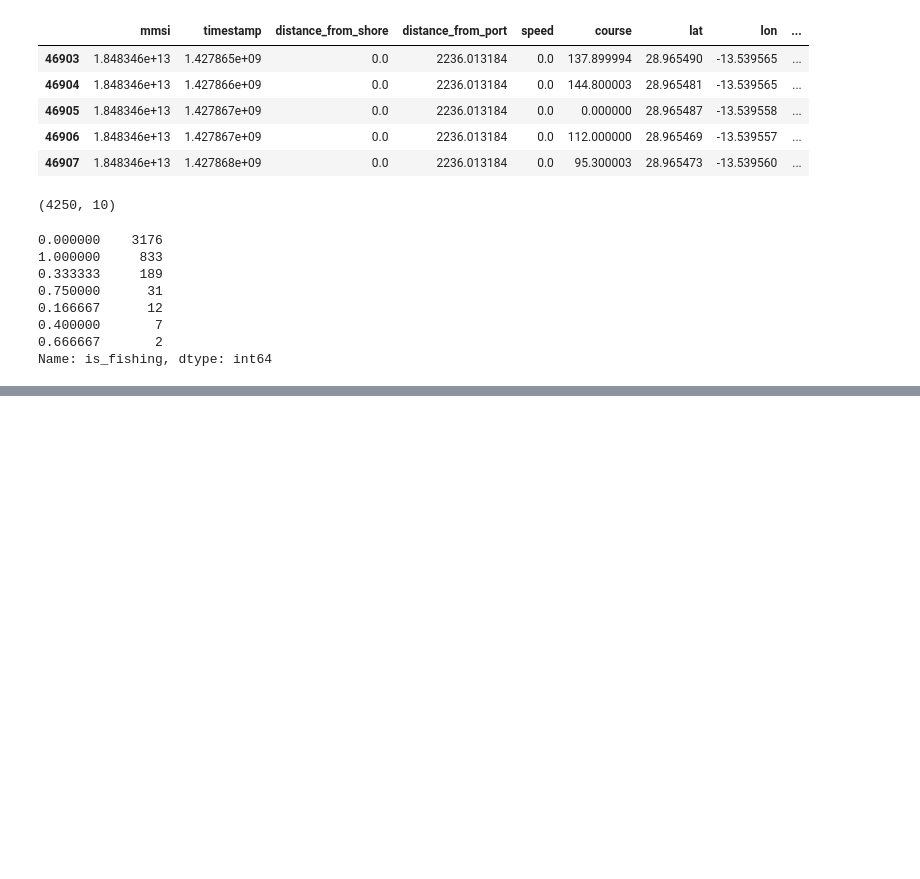
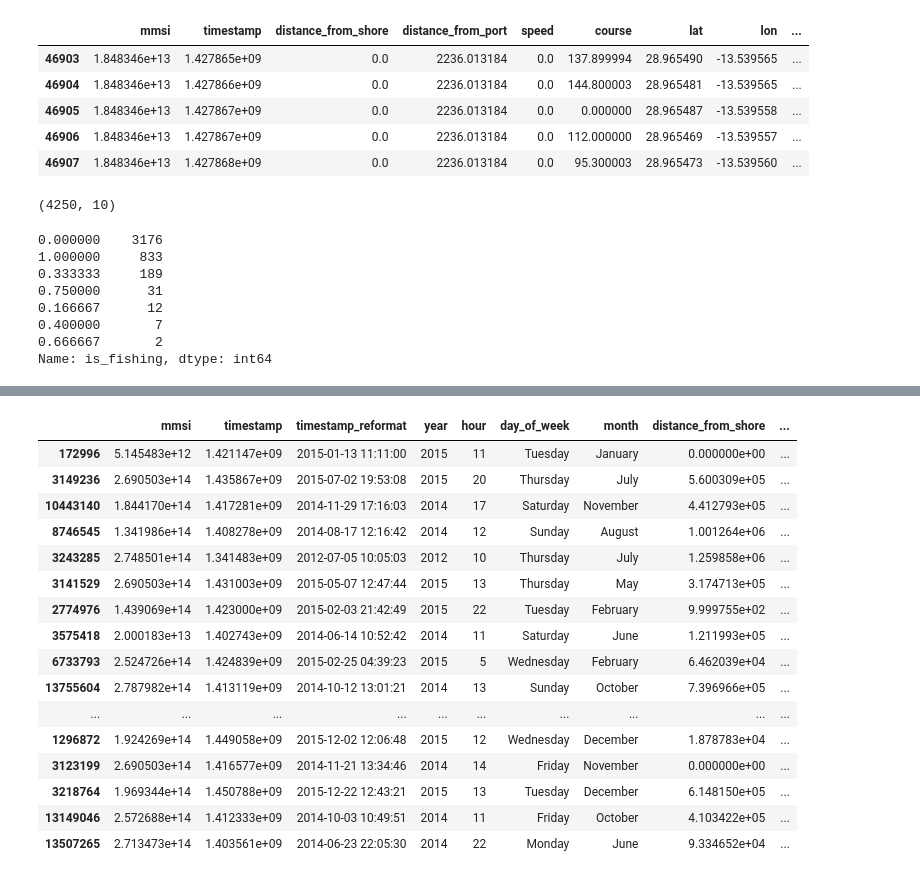
Before and after one commit to seankim658/LSTM-Fishing-Detection, a Jupyter notebook: main-notebook.ipynb, the cells around one changed output, grey strips where cells are left out. Drawn from its saved outputs; the diff is of its cells as text; code cells hidden in the pictures; blank space fills up the shorter version.

Commit message:
exploring combined data

```diff
--- a/main-notebook.ipynb
+++ b/main-notebook.ipynb
@@ -374,0 +761,6 @@ Name: is_fishing, dtype: int64
+# %%
+# read in data from the unknown fishing gear vessels file
+unknown_df = pd.read_csv(unknown_file)
+
+# peak at the data
+unknown_df.head()
@@ -374,0 +792,4 @@ Name: is_fishing, dtype: int64
+# %%
+# drop rows without data for is_fishing
+unknown_df = unknown_df[unknown_df['is_fishing'] != -1]
+unknown_df.head()
@@ -374,0 +835,5 @@ Name: is_fishing, dtype: int64
+# %%
+# reformat unix timestamps into datetime
+unknown_formatted_timestamps = pd.to_datetime(unknown_df['timestamp'], unit = 's')
+unknown_df.insert(2, 'timestamp_reformat', unknown_formatted_timestamps)
+unknown_df.head()
@@ -374,0 +847,9 @@ Name: is_fishing, dtype: int64
+# %%
+# add separate month, day of the week, year, and hour columns derived from timstamps
+unknown_df.insert(3, 'year', unknown_df['timestamp_reformat'].dt.year)
+# round to closest hour
+unknown_df.insert(4, 'hour', unknown_df['timestamp_reformat'].dt.round('H').dt.hour)
+unknown_df.insert(5, 'day_of_week', unknown_df['timestamp_reformat'].dt.day_name())
+unknown_df.insert(6, 'month', unknown_df['timestamp_reformat'].dt.month_name())
+
+unknown_df.head()
@@ -374,0 +876,34 @@ Name: is_fishing, dtype: int64
+# %%
+# add the new column
+drifting_longlines_df['fishing_type'] = 'drifting_long_line'
+fixed_gear_df['fishing_type'] = 'fixed_gear'
+pole_and_lines_df['fishing_type'] = 'pole_line'
+purse_seines_df['fishing_type'] = 'purse_seines'
+trawlers_df['fishing_type'] = 'trawler'
+trollers_df['fishing_type'] = 'troller'
+unknown_df['fishing_type'] = 'uknown'
+
+# concat the dataframes together
+frames = [drifting_longlines_df, fixed_gear_df, pole_and_lines_df, purse_seines_df, trawlers_df, trollers_df, unknown_df]
+train_df = pd.concat(frames)
+
+# check a random sample of 20 rows
+train_df.sample(20)
+# %% [output]
+|  | mmsi | timestamp | timestamp_reformat | year | hour | day_of_week | month | distance_from_shore | ... |
+| 172996 | 5.145483e+12 | 1.421147e+09 | 2015-01-13 11:11:00 | 2015 | 11 | Tuesday | January | 0.000000e+00 | ... |
+| 3149236 | 2.690503e+14 | 1.435867e+09 | 2015-07-02 19:53:08 | 2015 | 20 | Thursday | July | 5.600309e+05 | ... |
+| 10443140 | 1.844170e+14 | 1.417281e+09 | 2014-11-29 17:16:03 | 2014 | 17 | Saturday | November | 4.412793e+05 | ... |
+| 8746545 | 1.341986e+14 | 1.408278e+09 | 2014-08-17 12:16:42 | 2014 | 12 | Sunday | August | 1.001264e+06 | ... |
+| 3243285 | 2.748501e+14 | 1.341483e+09 | 2012-07-05 10:05:03 | 2012 | 10 | Thursday | July | 1.259858e+06 | ... |
+| 3141529 | 2.690503e+14 | 1.431003e+09 | 2015-05-07 12:47:44 | 2015 | 13 | Thursday | May | 3.174713e+05 | ... |
+| 2774976 | 1.439069e+14 | 1.423000e+09 | 2015-02-03 21:42:49 | 2015 | 22 | Tuesday | February | 9.999755e+02 | ... |
+| 3575418 | 2.000183e+13 | 1.402743e+09 | 2014-06-14 10:52:42 | 2014 | 11 | Saturday | June | 1.211993e+05 | ... |
+| 6733793 | 2.524726e+14 | 1.424839e+09 | 2015-02-25 04:39:23 | 2015 | 5 | Wednesday | February | 6.462039e+04 | ... |
+| 13755604 | 2.787982e+14 | 1.413119e+09 | 2014-10-12 13:01:21 | 2014 | 13 | Sunday | October | 7.396966e+05 | ... |
+| ... | ... | ... | ... | ... | ... | ... | ... | ... | ... |
+| 1296872 | 1.924269e+14 | 1.449058e+09 | 2015-12-02 12:06:48 | 2015 | 12 | Wednesday | December | 1.878783e+04 | ... |
+| 3123199 | 2.690503e+14 | 1.416577e+09 | 2014-11-21 13:34:46 | 2014 | 14 | Friday | November | 0.000000e+00 | ... |
+| 3218764 | 1.969344e+14 | 1.450788e+09 | 2015-12-22 12:43:21 | 2015 | 13 | Tuesday | December | 6.148150e+05 | ... |
+| 13149046 | 2.572688e+14 | 1.412333e+09 | 2014-10-03 10:49:51 | 2014 | 11 | Friday | October | 4.103422e+05 | ... |
+| 13507265 | 2.713473e+14 | 1.403561e+09 | 2014-06-23 22:05:30 | 2014 | 22 | Monday | June | 9.334652e+04 | ... |
```
Also changed, not shown: parts of 60 cells of this notebook.
